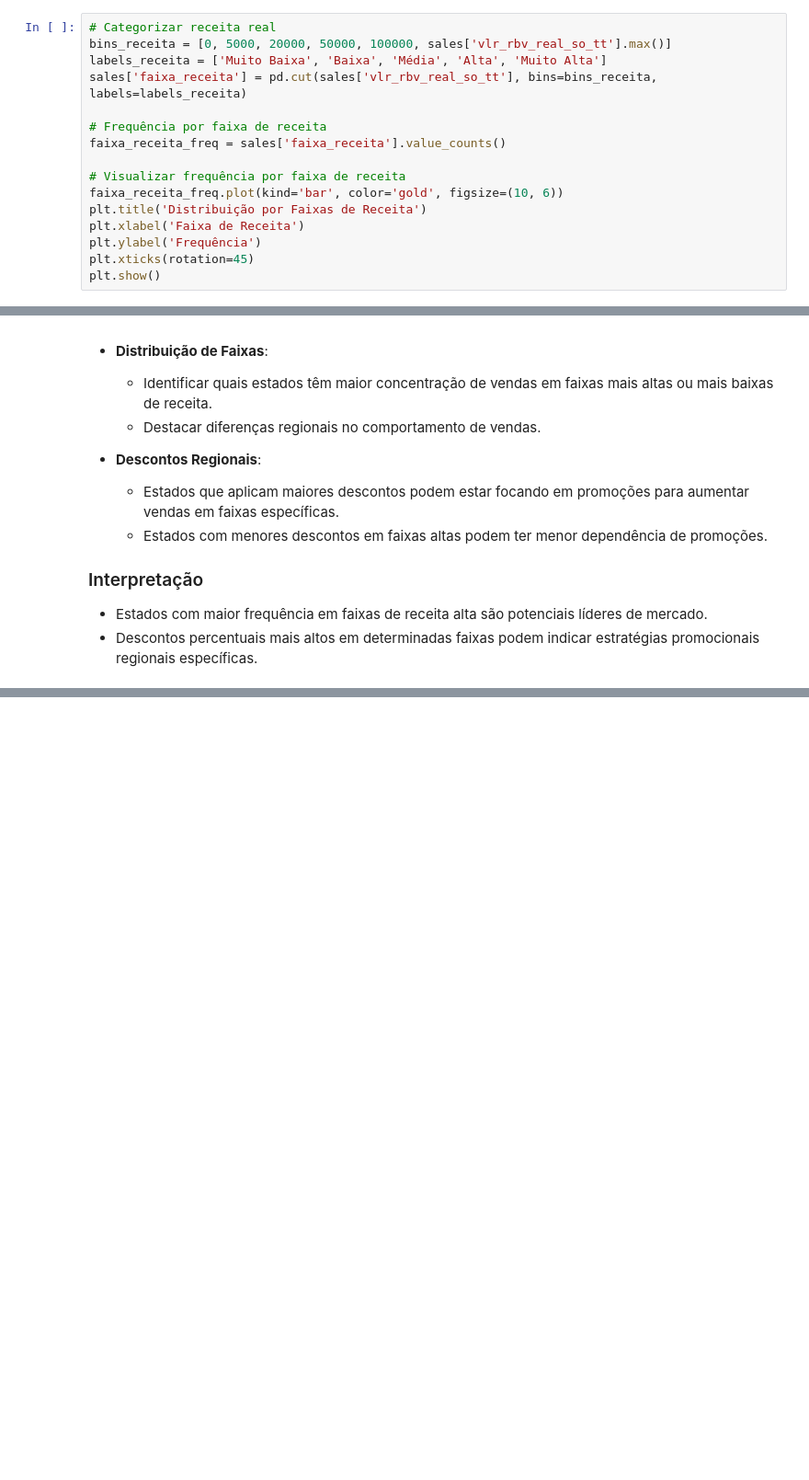
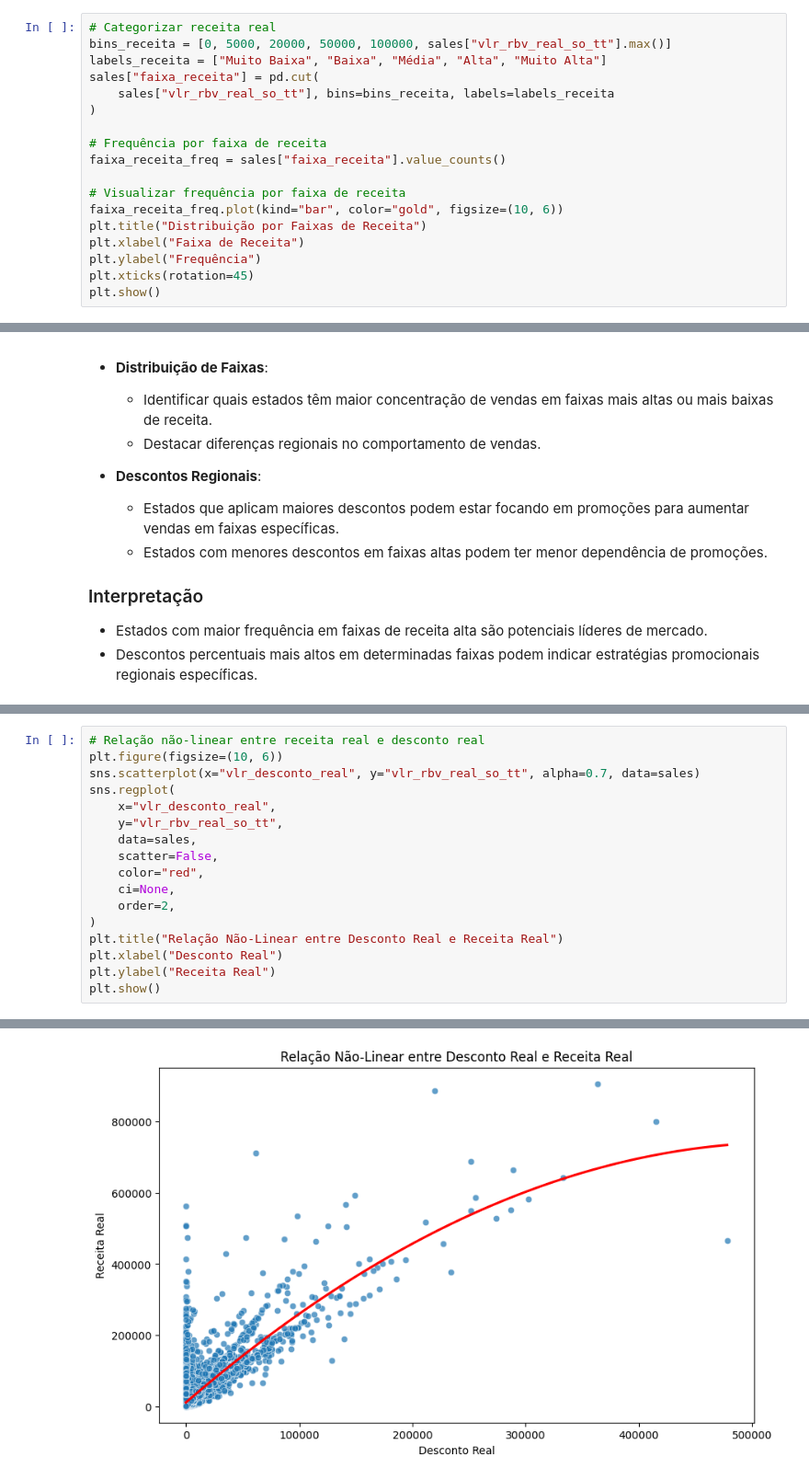
Before and after one commit to jpcunhadias/promo-sales-insights, a Jupyter notebook: notebooks/01-eda.ipynb, the cells around one changed output, grey strips where cells are left out. Shown at 92% size. Saved outputs shown, nothing was run; the diff lists cells and outputs as text; blank space fills up the shorter version.

```diff
--- a/notebooks/01-eda.ipynb
+++ b/notebooks/01-eda.ipynb
@@ -622,18 +681,20 @@ Classificar os dados em faixas de receita real (`vlr_rbv_real_so_tt`) para ident
   - Avaliar o impacto promocional em diferentes faixas.
 # %%
 # Categorizar receita real
-bins_receita = [0, 5000, 20000, 50000, 100000, sales['vlr_rbv_real_so_tt'].max()]
-labels_receita = ['Muito Baixa', 'Baixa', 'Média', 'Alta', 'Muito Alta']
-sales['faixa_receita'] = pd.cut(sales['vlr_rbv_real_so_tt'], bins=bins_receita, labels=labels_receita)
+bins_receita = [0, 5000, 20000, 50000, 100000, sales["vlr_rbv_real_so_tt"].max()]
+labels_receita = ["Muito Baixa", "Baixa", "Média", "Alta", "Muito Alta"]
+sales["faixa_receita"] = pd.cut(
+    sales["vlr_rbv_real_so_tt"], bins=bins_receita, labels=labels_receita
+)
 
 # Frequência por faixa de receita
-faixa_receita_freq = sales['faixa_receita'].value_counts()
+faixa_receita_freq = sales["faixa_receita"].value_counts()
 
 # Visualizar frequência por faixa de receita
-faixa_receita_freq.plot(kind='bar', color='gold', figsize=(10, 6))
-plt.title('Distribuição por Faixas de Receita')
-plt.xlabel('Faixa de Receita')
-plt.ylabel('Frequência')
+faixa_receita_freq.plot(kind="bar", color="gold", figsize=(10, 6))
+plt.title("Distribuição por Faixas de Receita")
+plt.xlabel("Faixa de Receita")
+plt.ylabel("Frequência")
 plt.xticks(rotation=45)
 plt.show()
 # %% [output]
@@ -752,0 +856,18 @@ plt.show()
+# %%
+# Relação não-linear entre receita real e desconto real
+plt.figure(figsize=(10, 6))
+sns.scatterplot(x="vlr_desconto_real", y="vlr_rbv_real_so_tt", alpha=0.7, data=sales)
+sns.regplot(
+    x="vlr_desconto_real",
+    y="vlr_rbv_real_so_tt",
+    data=sales,
+    scatter=False,
+    color="red",
+    ci=None,
+    order=2,
+)
+plt.title("Relação Não-Linear entre Desconto Real e Receita Real")
+plt.xlabel("Desconto Real")
+plt.ylabel("Receita Real")
+plt.show()
+# %% [output]
@@ -752,0 +875 @@ plt.show()
+[figure]
```
Also changed, not shown: parts of 49 cells of this notebook, 2 other files.
